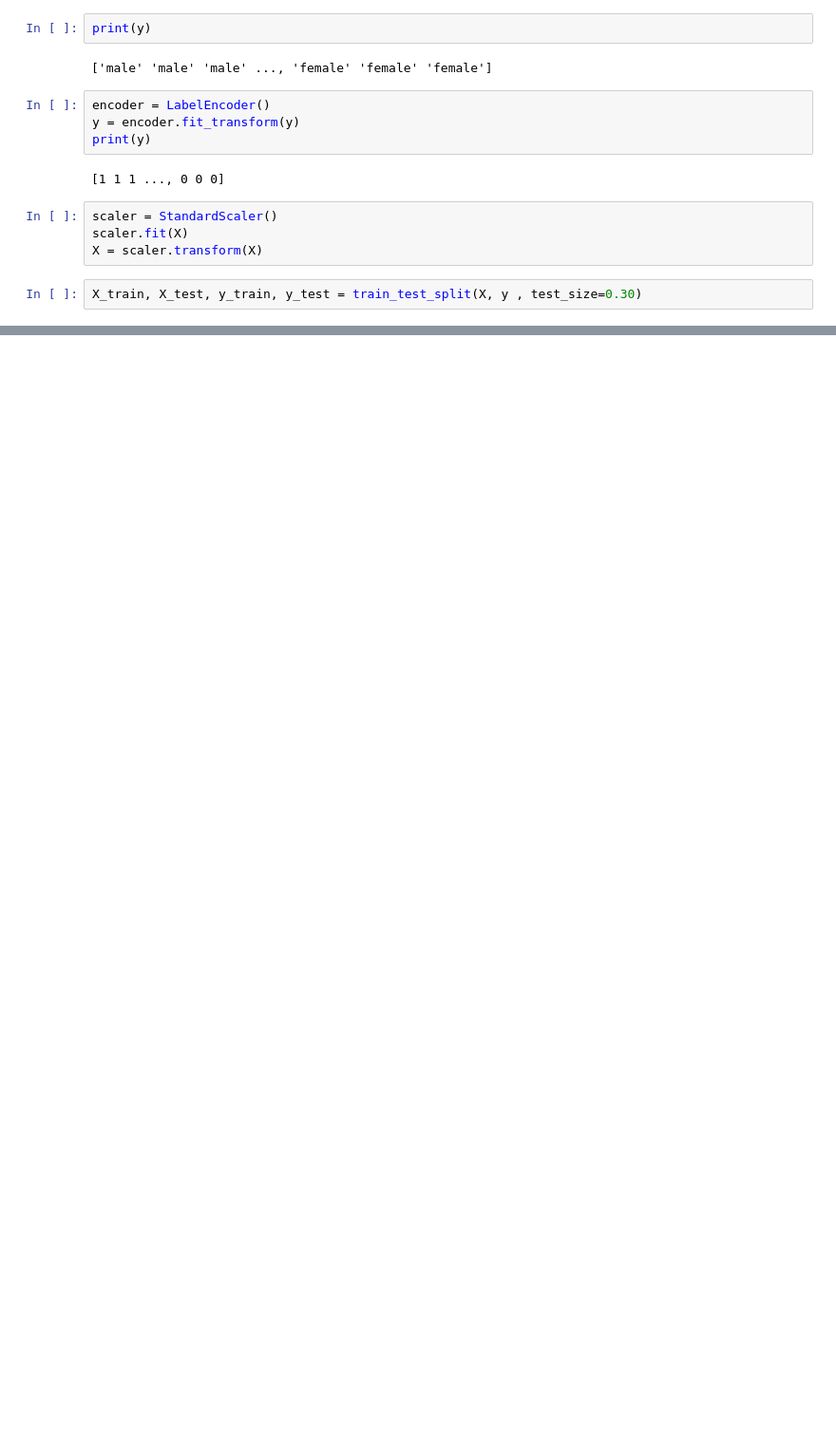
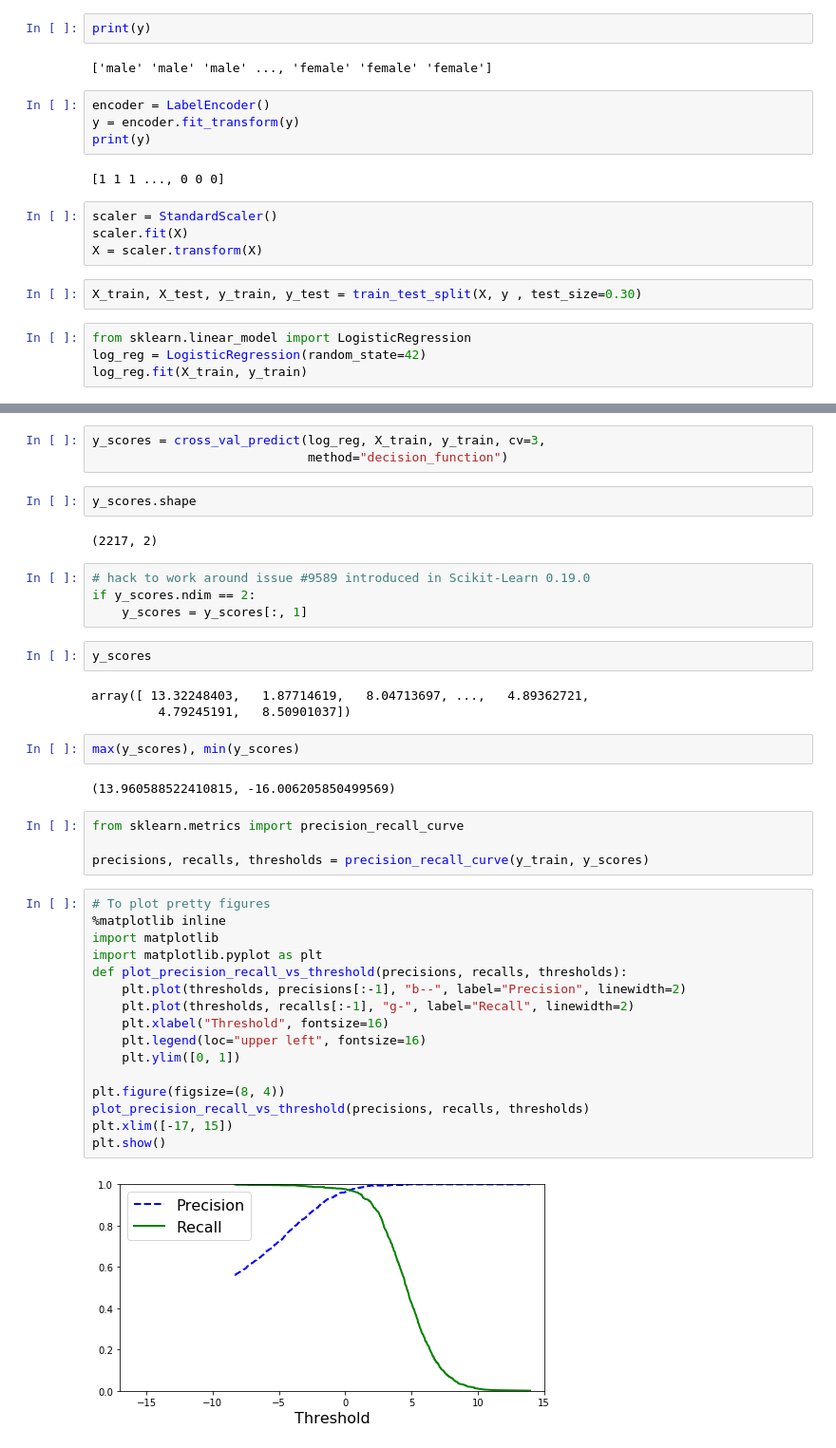
Before and after one commit to zhangpengGenedock/voice_gender, a Jupyter notebook: code/notebook.ipynb, the cells around one changed output, grey strips where cells are left out. Shown at 95% size. Saved outputs shown, nothing was run; the diff lists cells and outputs as text; blank space fills up the shorter version.

```diff
--- a/code/notebook.ipynb
+++ b/code/notebook.ipynb
@@ -117,3 +117,7 @@ scaler.fit(X)
 X = scaler.transform(X)
 # %%
 X_train, X_test, y_train, y_test = train_test_split(X, y , test_size=0.30)
+# %%
+from sklearn.linear_model import LogisticRegression
+log_reg = LogisticRegression(random_state=42)
+log_reg.fit(X_train, y_train)
@@ -119,0 +160,42 @@ X_train, X_test, y_train, y_test = train_test_split(X, y , test_size=0.30)
+# %%
+y_scores = cross_val_predict(log_reg, X_train, y_train, cv=3,
+                             method="decision_function")
+# %%
+y_scores.shape
+# %% [output]
+(2217, 2)
+# %%
+# hack to work around issue #9589 introduced in Scikit-Learn 0.19.0
+if y_scores.ndim == 2:
+    y_scores = y_scores[:, 1]
+# %%
+y_scores
+# %% [output]
+array([ 13.32248403,   1.87714619,   8.04713697, ...,   4.89362721,
+         4.79245191,   8.50901037])
+# %%
+max(y_scores), min(y_scores)
+# %% [output]
+(13.960588522410815, -16.006205850499569)
+# %%
+from sklearn.metrics import precision_recall_curve
+
+precisions, recalls, thresholds = precision_recall_curve(y_train, y_scores)
+# %%
+# To plot pretty figures
+%matplotlib inline
+import matplotlib
+import matplotlib.pyplot as plt
+def plot_precision_recall_vs_threshold(precisions, recalls, thresholds):
+    plt.plot(thresholds, precisions[:-1], "b--", label="Precision", linewidth=2)
+    plt.plot(thresholds, recalls[:-1], "g-", label="Recall", linewidth=2)
+    plt.xlabel("Threshold", fontsize=16)
+    plt.legend(loc="upper left", fontsize=16)
+    plt.ylim([0, 1])
+
+plt.figure(figsize=(8, 4))
+plot_precision_recall_vs_threshold(precisions, recalls, thresholds)
+plt.xlim([-17, 15])
+plt.show()
+# %% [output]
+[figure, added]
```
Also changed, not shown: parts of 11 cells of this notebook.
